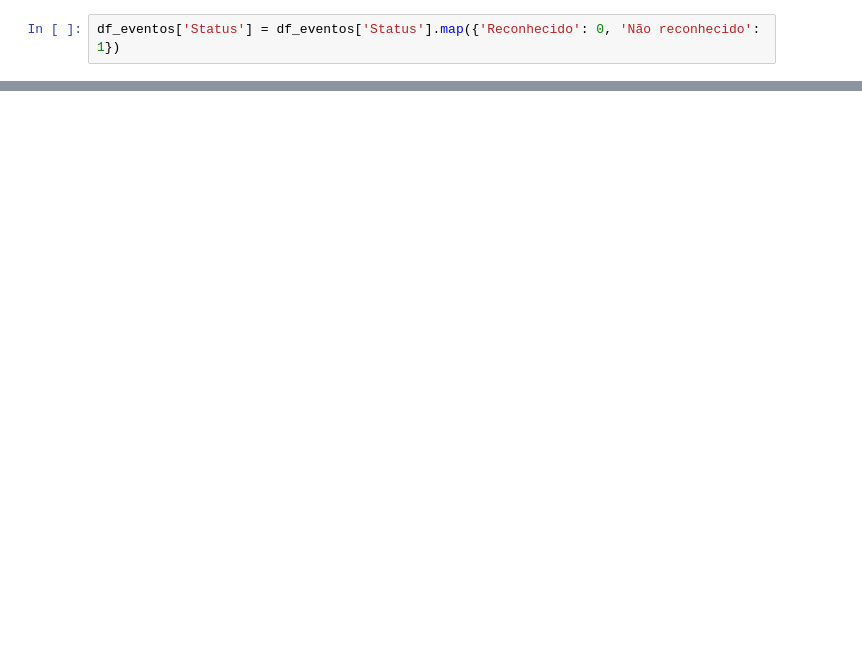
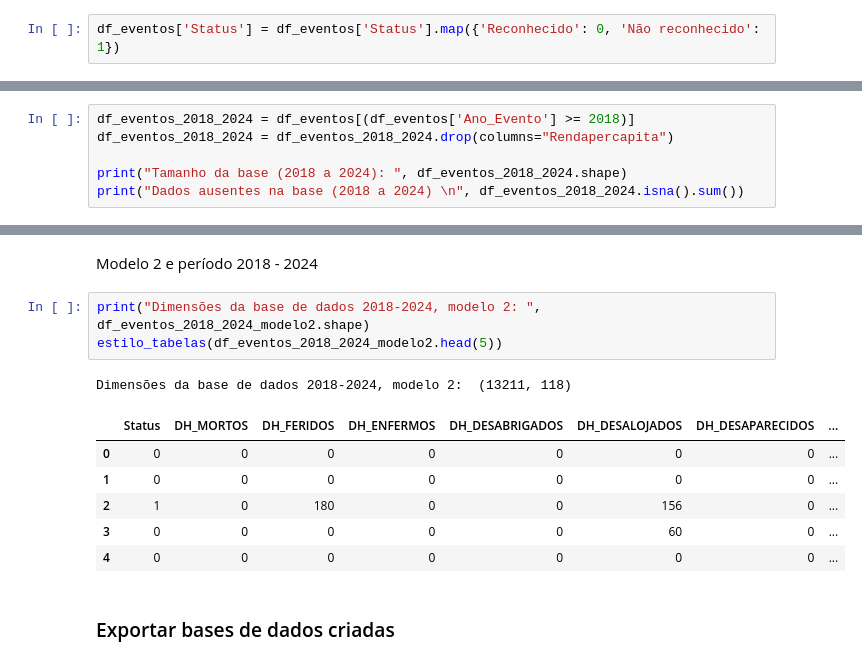
Before and after one commit to brunagmoura/previsaoreconhecimento, a Jupyter notebook: mynewbook/_build/jupyter_execute/Pré processamento.ipynb, the cells around one changed output, grey strips where cells are left out. Cells and saved outputs as stored; diff of their text form; blank space fills up the shorter version.

```diff
--- a/mynewbook/_build/jupyter_execute/Pré processamento.ipynb
+++ b/mynewbook/_build/jupyter_execute/Pré processamento.ipynb
@@ -128,0 +187,6 @@ df_eventos = df_eventos.sample(frac=1).reset_index()
+# %%
+df_eventos_2018_2024 = df_eventos[(df_eventos['Ano_Evento'] >= 2018)]
+df_eventos_2018_2024 = df_eventos_2018_2024.drop(columns="Rendapercapita")
+
+print("Tamanho da base (2018 a 2024): ", df_eventos_2018_2024.shape)
+print("Dados ausentes na base (2018 a 2024) \n", df_eventos_2018_2024.isna().sum())
@@ -129 +281,16 @@ df_eventos = df_eventos.sample(frac=1).reset_index()
+# %% [markdown]
+Modelo 2 e período 2018 - 2024
+# %%
+print("Dimensões da base de dados 2018-2024, modelo 2: ", df_eventos_2018_2024_modelo2.shape)
+estilo_tabelas(df_eventos_2018_2024_modelo2.head(5))
+# %% [output]
+Dimensões da base de dados 2018-2024, modelo 2:  (13211, 118)
+|  | Status | DH_MORTOS | DH_FERIDOS | DH_ENFERMOS | DH_DESABRIGADOS | DH_DESALOJADOS | DH_DESAPARECIDOS | ... |
+| 0 | 0 | 0 | 0 | 0 | 0 | 0 | 0 | ... |
+| 1 | 0 | 0 | 0 | 0 | 0 | 0 | 0 | ... |
+| 2 | 1 | 0 | 180 | 0 | 0 | 156 | 0 | ... |
+| 3 | 0 | 0 | 0 | 0 | 0 | 60 | 0 | ... |
+| 4 | 0 | 0 | 0 | 0 | 0 | 0 | 0 | ... |
+# %% [markdown]
+### Exportar bases de dados criadas
 # %%
```
Also changed, not shown: parts of 24 cells of this notebook, 28 other files.
